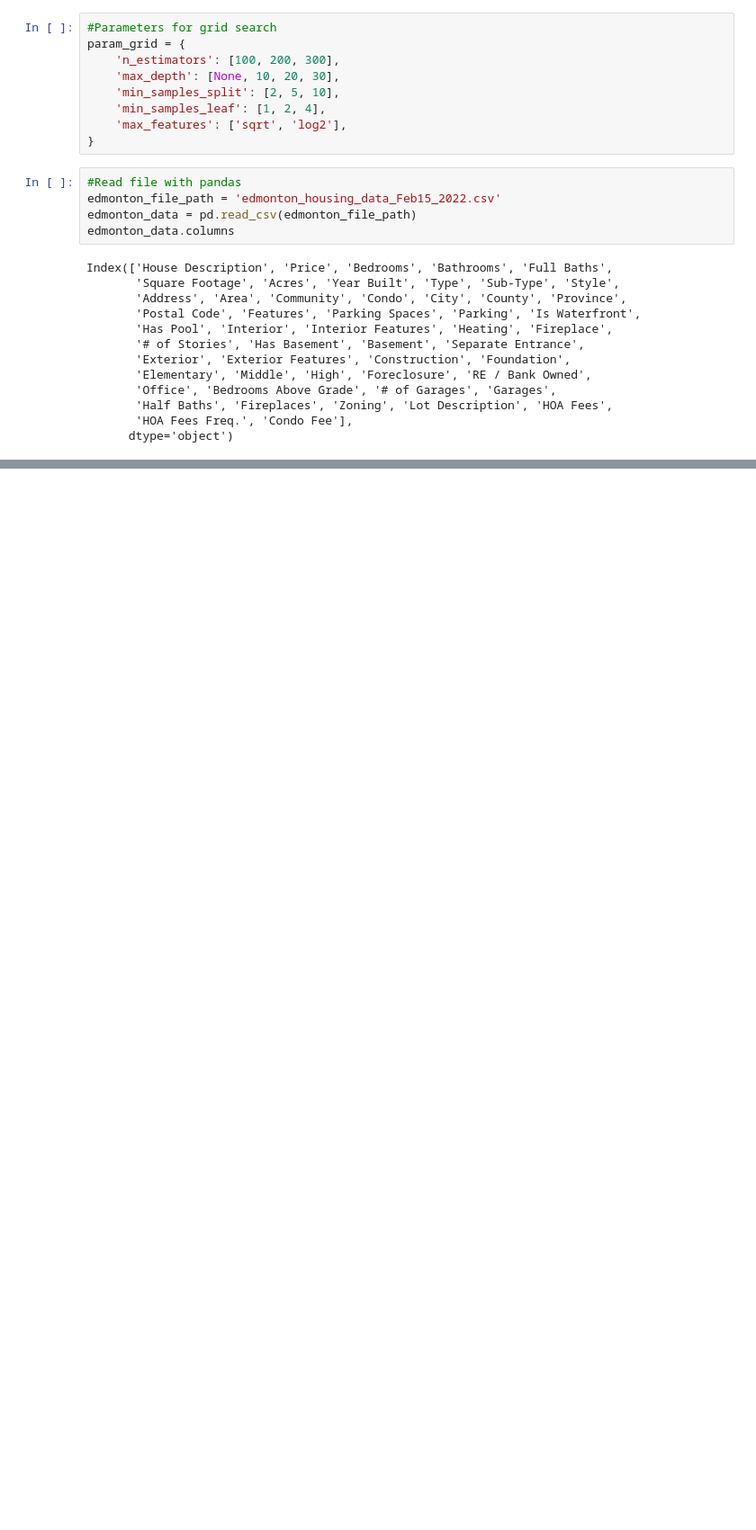
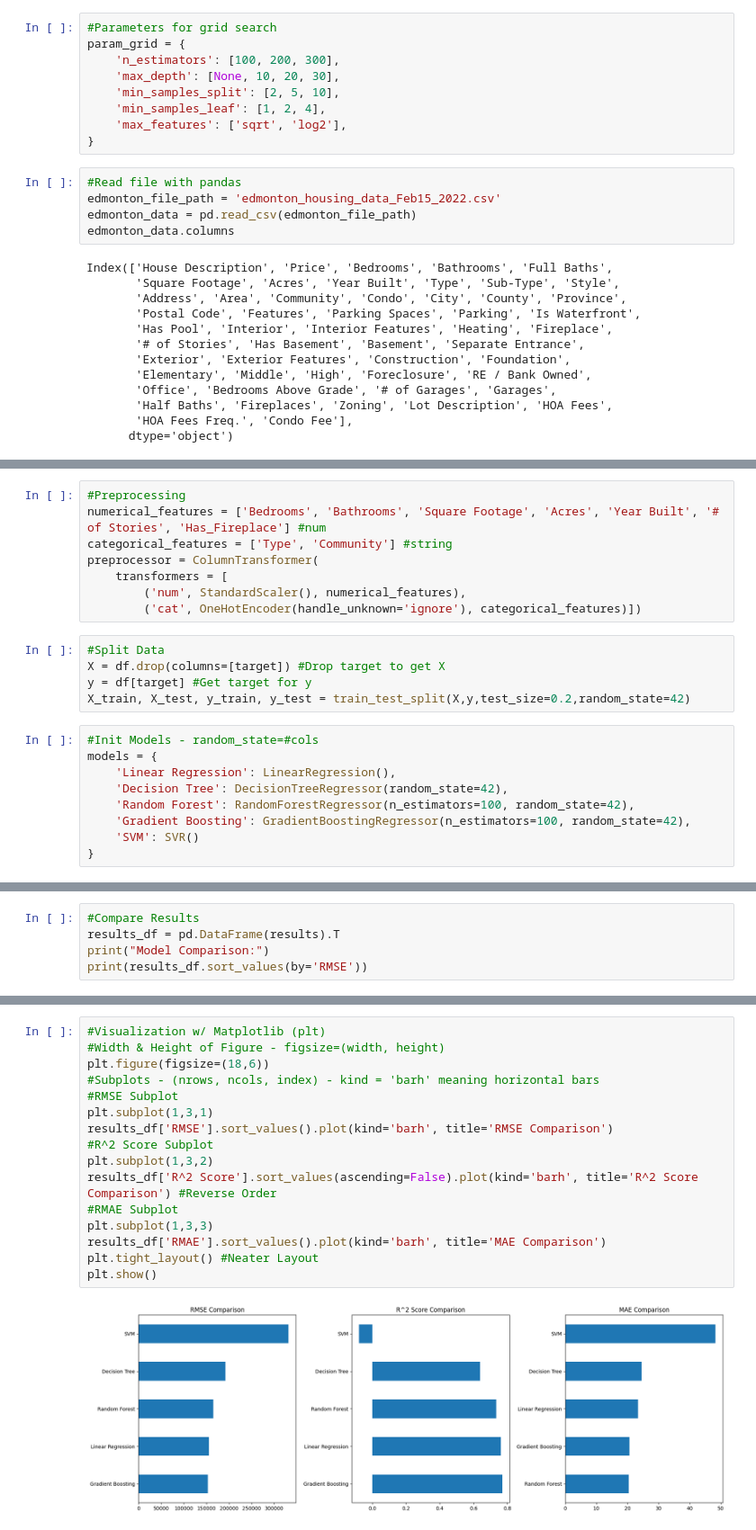
Before and after one commit to AlyElathy/machine-learning-project, a Jupyter notebook: Edmonton-housing-prices/edmonton_housing_prices_learn.ipynb, the cells around one changed output, grey strips where cells are left out. Shown: that part at 90% size. Saved outputs shown, nothing was run; the diff lists cells and outputs as text; blank space fills up the shorter version.

Commit message:
Add files via upload
Added different models and compared.

```diff
--- a/Edmonton-housing-prices/edmonton_housing_prices_learn.ipynb
+++ b/Edmonton-housing-prices/edmonton_housing_prices_learn.ipynb
@@ -77,0 +77,22 @@ plt.show() #Show
+# %%
+#Preprocessing
+numerical_features = ['Bedrooms', 'Bathrooms', 'Square Footage', 'Acres', 'Year Built', '# of Stories', 'Has_Fireplace'] #num
+categorical_features = ['Type', 'Community'] #string
+preprocessor = ColumnTransformer(
+    transformers = [
+        ('num', StandardScaler(), numerical_features),
+        ('cat', OneHotEncoder(handle_unknown='ignore'), categorical_features)])
+# %%
+#Split Data
+X = df.drop(columns=[target]) #Drop target to get X
+y = df[target] #Get target for y
+X_train, X_test, y_train, y_test = train_test_split(X,y,test_size=0.2,random_state=42)
+# %%
+#Init Models - random_state=#cols
+models = {
+    'Linear Regression': LinearRegression(),
+    'Decision Tree': DecisionTreeRegressor(random_state=42),
+    'Random Forest': RandomForestRegressor(n_estimators=100, random_state=42),
+    'Gradient Boosting': GradientBoostingRegressor(n_estimators=100, random_state=42),
+    'SVM': SVR()
+}
@@ -77,0 +124,5 @@ plt.show() #Show
+# %%
+#Compare Results
+results_df = pd.DataFrame(results).T
+print("Model Comparison:")
+print(results_df.sort_values(by='RMSE'))
@@ -77,0 +137,18 @@ plt.show() #Show
+# %%
+#Visualization w/ Matplotlib (plt)
+#Width & Height of Figure - figsize=(width, height)
+plt.figure(figsize=(18,6))
+#Subplots - (nrows, ncols, index) - kind = 'barh' meaning horizontal bars
+#RMSE Subplot
+plt.subplot(1,3,1)
+results_df['RMSE'].sort_values().plot(kind='barh', title='RMSE Comparison')
+#R^2 Score Subplot
+plt.subplot(1,3,2)
+results_df['R^2 Score'].sort_values(ascending=False).plot(kind='barh', title='R^2 Score Comparison') #Reverse Order
+#RMAE Subplot
+plt.subplot(1,3,3)
+results_df['RMAE'].sort_values().plot(kind='barh', title='MAE Comparison')
+plt.tight_layout() #Neater Layout
+plt.show()
+# %% [output]
+[figure, added]
```
Also changed, not shown: parts of 15 cells of this notebook.
